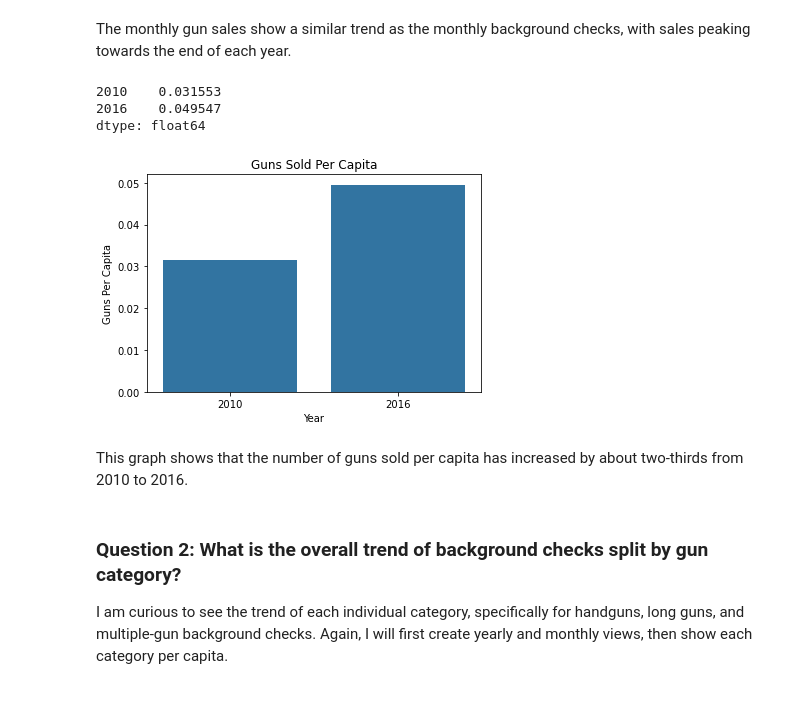
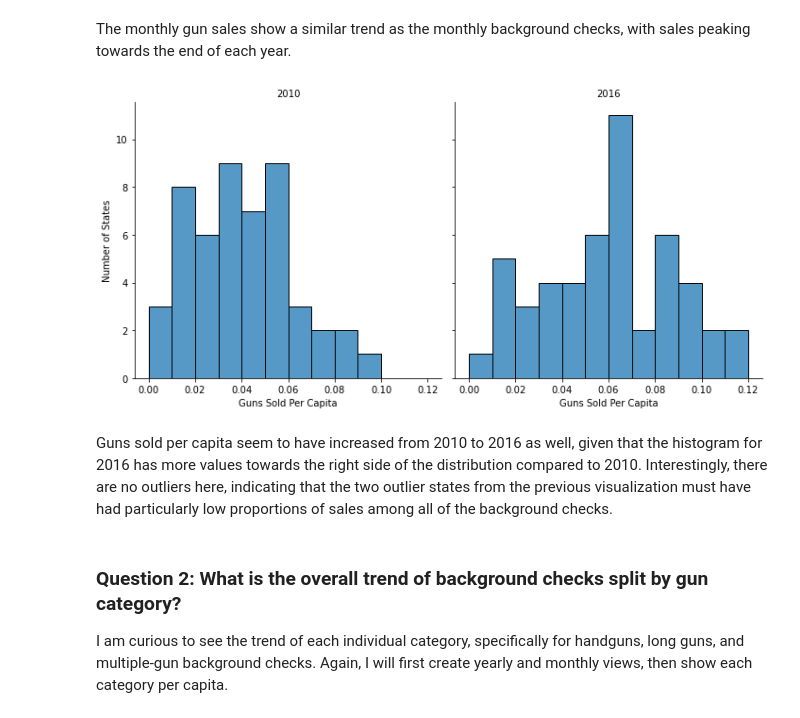
Before and after one commit to evanchen13/gun-census, a Jupyter notebook: gun-census.ipynb, the cells around one changed output. Saved outputs shown, nothing was run; the diff lists cells and outputs as text; code cells hidden in the pictures.

```diff
--- a/gun-census.ipynb
+++ b/gun-census.ipynb
@@ -726,20 +732,16 @@ plot_labels('Monthly Gun Sales', 'Date', 'Guns Sold (Millions)');
 [figure]
 # %% [markdown]
 The monthly gun sales show a similar trend as the monthly background checks, with sales peaking towards the end of each year.
-# %%
-sales_per_capita_10_16 = compare_2010_2016('total_sales')
-sales_per_capita_10_16
-# %% [output]
-2010    0.031553
-2016    0.049547
-dtype: float64
-# %%
-sb.barplot(x=sales_per_capita_10_16.index, y=sales_per_capita_10_16, color=base_color)
-plot_labels('Guns Sold Per Capita', 'Year', 'Guns Per Capita')
-# %% [output]
-[figure, removed]
-# %% [markdown]
-This graph shows that the number of guns sold per capita has increased by about two-thirds from 2010 to 2016.
+# %%
+bin_size = 0.01
+bins = np.arange(0, per_capita['sales_per_capita'].max()+bin_size, bin_size)
+g = sb.displot(data=per_capita, x='sales_per_capita', col='year', bins=bins)
+g.set_titles('{col_name}')
+g.set_axis_labels('Guns Sold Per Capita', 'Number of States');
+# %% [output]
+[figure, added]
+# %% [markdown]
+Guns sold per capita seem to have increased from 2010 to 2016 as well, given that the histogram for 2016 has more values towards the right side of the distribution compared to 2010. Interestingly, there are no outliers here, indicating that the two outlier states from the previous visualization must have had particularly low proportions of sales among all of the background checks.
 # %% [markdown]
 ### Question 2: What is the overall trend of background checks split by gun category?
 
```
Also changed, not shown: parts of 24 cells of this notebook.
